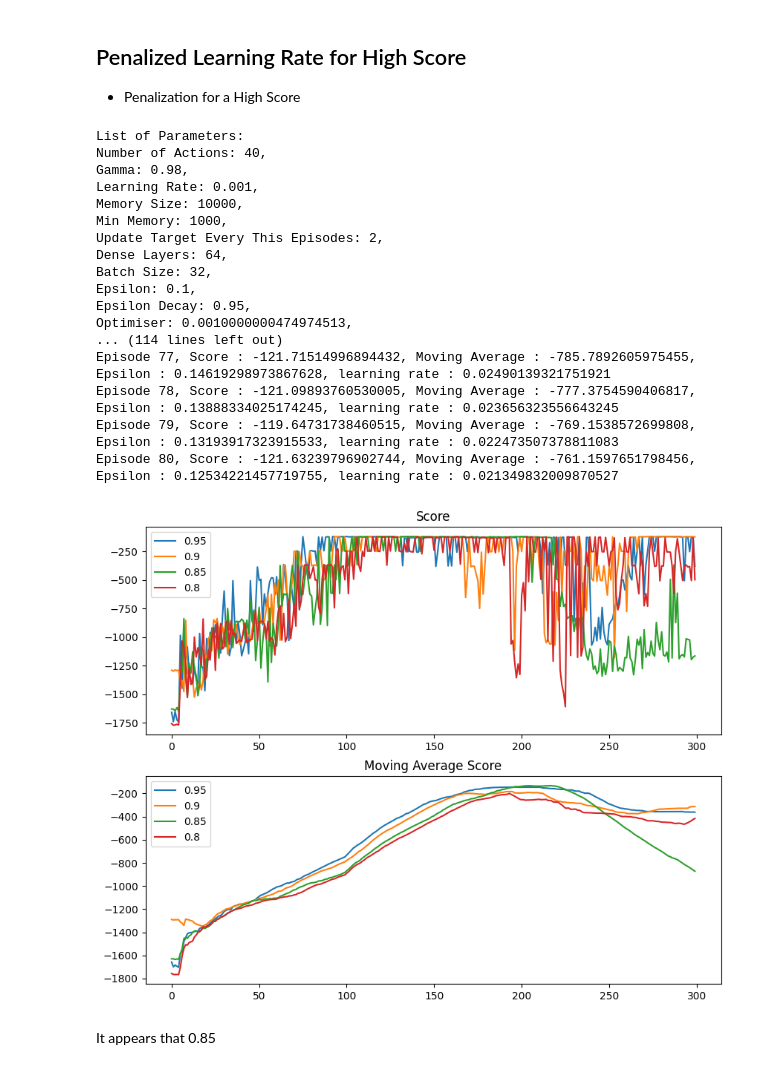
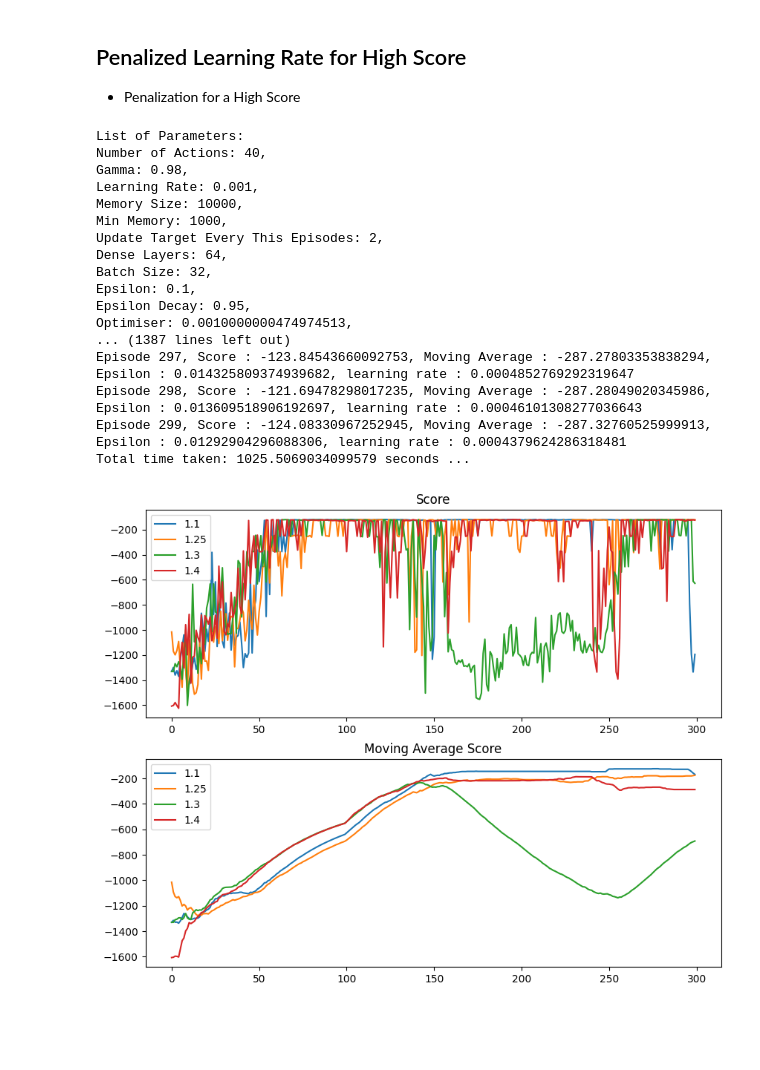
Before and after one commit to jeffpatel71/DELE_CA2, a Jupyter notebook: Finale-Finished copy.ipynb, the cells around one changed output. Saved outputs shown, nothing was run; the diff lists cells and outputs as text; code cells hidden in the pictures; blank space fills up the shorter version.

```diff
--- a/Finale-Finished copy.ipynb
+++ b/Finale-Finished copy.ipynb
@@ -31,7 +31,8 @@ class DQN:
                  learning_rate = 0.001,
                  load_weights = False,
                  high_penalty = 0.95,
-                 low_penalty = 1.25
+                 low_penalty = 1.25,
+                 low_score_epsilon = 0.1
                  ):
 
         # Preset. #
@@ -48,7 +49,7 @@ class DQN:
         self.learning_rate = learning_rate
         self.high_learning_rate_penalty = high_penalty
         self.low_learning_rate_penalty = low_penalty
-
+        self.low_score_epsilon = low_score_epsilon
         # Optimiser. #
         if learning_rate == None:
             self.Optimiser = Adam()
@@ -72,7 +73,8 @@ Epsilon: {self.Epsilon},
 Epsilon Decay: {self.Epsilon_Decay},
 Optimiser: {self.Optimiser.learning_rate.numpy()},
 High Penalty: {self.high_learning_rate_penalty},
-Low Penalty: {self.low_learning_rate_penalty}
+Low Penalty: {self.low_learning_rate_penalty},
+Low Score Epsilon: {self.low_score_epsilon}
 """)
 
 
@@ -125,7 +127,7 @@ Low Penalty: {self.low_learning_rate_penalty}
         mid_score_epsilon_decay = 0.99
 
         high_score_epsilon_decay = self.Epsilon_Decay
-        low_score_epsilon_increase = 0.01
+        low_score_epsilon_increase = self.low_score_epsilon
 
         # Adjust learning rate and epsilon based on score
         if score >= high_score_threshold:
@@ -142,7 +144,7 @@ Low Penalty: {self.low_learning_rate_penalty}
             # If score is low, increase learning rate and epsilon
             self.learning_rate *= low_score_learning_rate_factor
             self.Epsilon += low_score_epsilon_increase
-            if self.Epsilon == 0.5:
+            if self.Epsilon == 0.4:
                 self.Epsilon = 0.1
 
         # Ensure learning rate and epsilon are within reasonable bounds
@@ -260,7 +262,7 @@ def RunEpisodes(dqn, episodes, Normalize = False, save_weights = 'BaseWeights.h5
 EPISODES = 300
 episode_number = np.arange(EPISODES)
 # %%
-dqn = DQN(InputShape = 3, Epsilon_Decay=0.99)
+dqn = DQN(InputShape = 3)
 base_scores, base_average = RunEpisodes(dqn, EPISODES)
 # %% [output]
 List of Parameters:
@@ -527,28 +525,26 @@ Batch Size: 32,
 Epsilon: 0.1,
 Epsilon Decay: 0.95,
 Optimiser: 0.0010000000474974513,
-... (114 lines left out)
-Episode 77, Score : -121.71514996894432, Moving Average : -785.7892605975455, Epsilon : 0.14619298973867628, learning rate : 0.02490139321751921
-Episode 78, Score : -121.09893760530005, Moving Average : -777.3754590406817, Epsilon : 0.13888334025174245, learning rate : 0.023656323556643245
-Episode 79, Score : -119.64731738460515, Moving Average : -769.1538572699808, Epsilon : 0.13193917323915533, learning rate : 0.022473507378811083
-Episode 80, Score : -121.63239796902744, Moving Average : -761.1597651798456, Epsilon : 0.12534221457719755, learning rate : 0.021349832009870527
+... (1387 lines left out)
+Episode 297, Score : -123.84543660092753, Moving Average : -287.27803353838294, Epsilon : 0.014325809374939682, learning rate : 0.0004852769292319647
+Episode 298, Score : -121.69478298017235, Moving Average : -287.28049020345986, Epsilon : 0.013609518906192697, learning rate : 0.00046101308277036643
+Episode 299, Score : -124.08330967252945, Moving Average : -287.32760525999913, Epsilon : 0.01292904296088306, learning rate : 0.0004379624286318481
+Total time taken: 1025.5069034099579 seconds ...
 # %%
 plt.figure(figsize=(10, 8))
 
 plt.subplot(2,1,1)
-for i in range(len(High_Score_Adjust_Learning_Rate)):
-    sns.lineplot(x=episode_number, y=High_Score_Adjust_Learning_Rate_Score[i], label=High_Score_Adjust_Learning_Rate[i])
+for i in range(len(Low_Score_Adjust_Learning_Rate)):
+    sns.lineplot(x=episode_number, y=Low_Score_Adjust_Learning_Rate_Score[i], label=Low_Score_Adjust_Learning_Rate[i])
 plt.title('Score')
 
 # Moving Average Score
 plt.subplot(2, 1, 2)
-for i in range (len(High_Score_Adjust_Learning_Rate)):
-    sns.lineplot(x=episode_number, y=High_Score_Adjust_Learning_Rate_Average[i], label=High_Score_Adjust_Learning_Rate[i])
+for i in range (len(Low_Score_Adjust_Learning_Rate)):
+    sns.lineplot(x=episode_number, y=Low_Score_Adjust_Learning_Rate_Average[i], label=Low_Score_Adjust_Learning_Rate[i])
 plt.title('Moving Average Score')
 
 # plt.tight_layout()
 plt.show()
 # %% [output]
-[figure, old version]
+[figure, new version]
-# %% [markdown]
-It appears that 0.85
```
Also changed, not shown: parts of 27 cells of this notebook, 48 other files.
